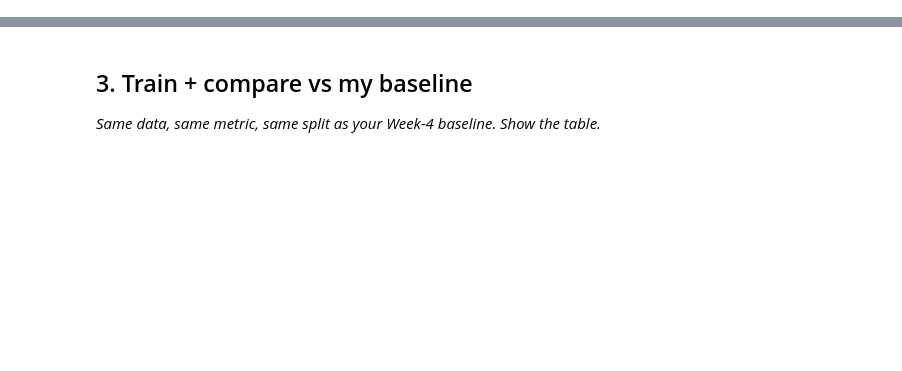
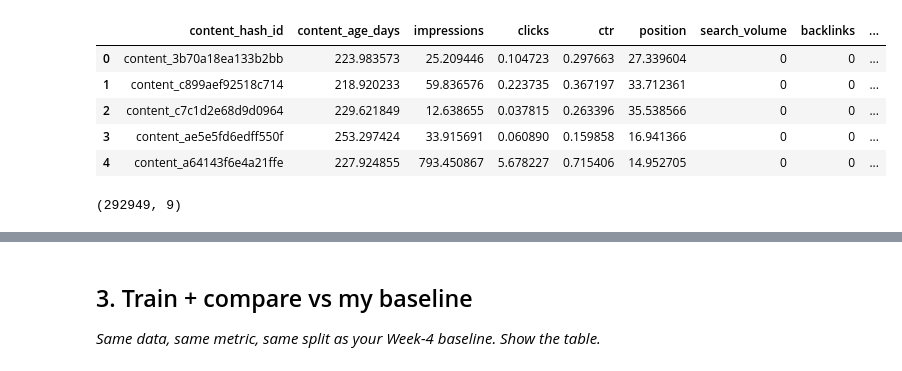
Before and after one commit to helnagar123/flyrank-ml-internship, a Jupyter notebook: work/notebooks/w05_model.ipynb, the cells around one changed output, grey strips where cells are left out. Cells and saved outputs as stored; diff of their text form; code cells hidden in the pictures; blank space fills up the shorter version.

```diff
--- a/work/notebooks/w05_model.ipynb
+++ b/work/notebooks/w05_model.ipynb
@@ -22,0 +120,40 @@ This skeleton is yours to fill. Work the sections **in order** — each one has
+# %%
+feature_df = con.sql("""
+
+SELECT
+
+content_hash_id,
+
+AVG(content_age_days)       AS content_age_days,
+
+AVG(gsc_impressions)        AS impressions,
+
+AVG(gsc_clicks)             AS clicks,
+
+AVG(ctr)                    AS ctr,
+
+AVG(gsc_avg_position)       AS position,
+
+MAX(search_volume)          AS search_volume,
+
+MAX(backlinks)              AS backlinks,
+
+MAX(word_count)             AS word_count
+
+FROM refresh_features
+
+GROUP BY content_hash_id
+
+""").df()
+
+display(feature_df.head())
+
+print(feature_df.shape)
+# %% [output]
+|  | content_hash_id | content_age_days | impressions | clicks | ctr | position | search_volume | backlinks | ... |
+| 0 | content_3b70a18ea133b2bb | 223.983573 | 25.209446 | 0.104723 | 0.297663 | 27.339604 | 0 | 0 | ... |
+| 1 | content_c899aef92518c714 | 218.920233 | 59.836576 | 0.223735 | 0.367197 | 33.712361 | 0 | 0 | ... |
+| 2 | content_c7c1d2e68d9d0964 | 229.621849 | 12.638655 | 0.037815 | 0.263396 | 35.538566 | 0 | 0 | ... |
+| 3 | content_ae5e5fd6edff550f | 253.297424 | 33.915691 | 0.060890 | 0.159858 | 16.941366 | 0 | 0 | ... |
+| 4 | content_a64143f6e4a21ffe | 227.924855 | 793.450867 | 5.678227 | 0.715406 | 14.952705 | 0 | 0 | ... |
+(292949, 9)
```
Also changed, not shown: parts of 35 cells of this notebook.
